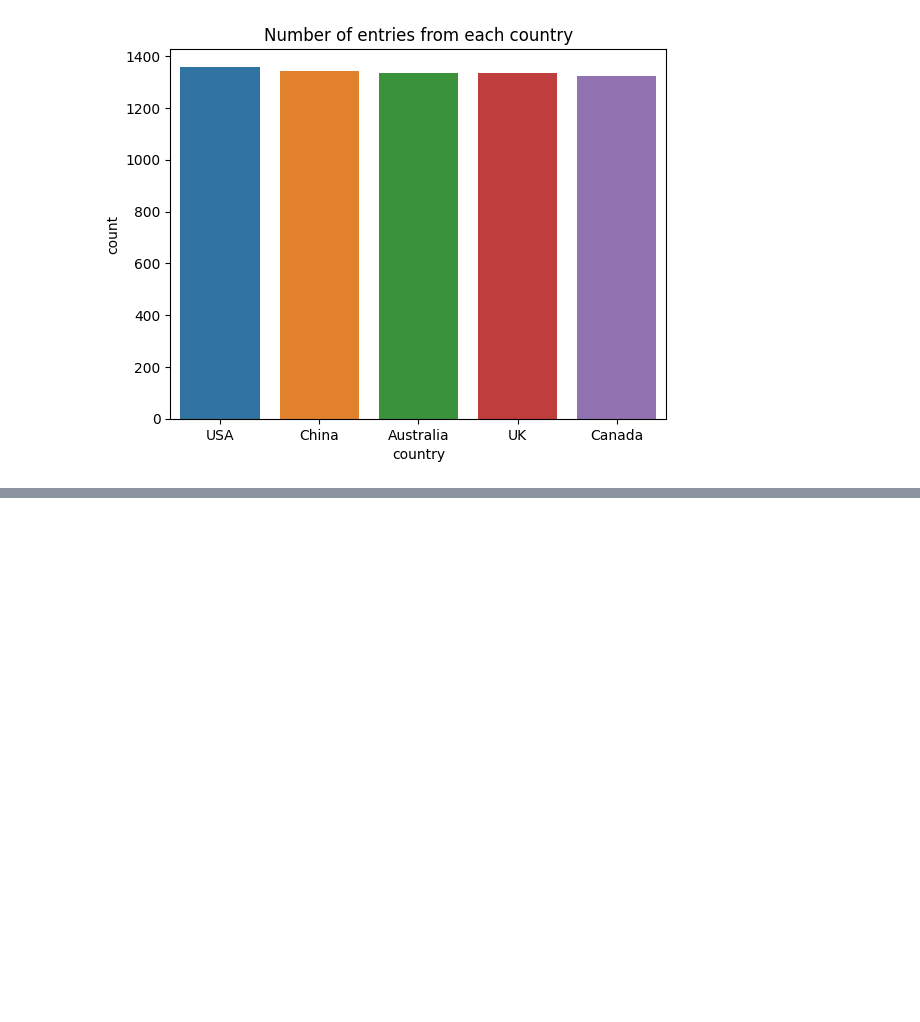
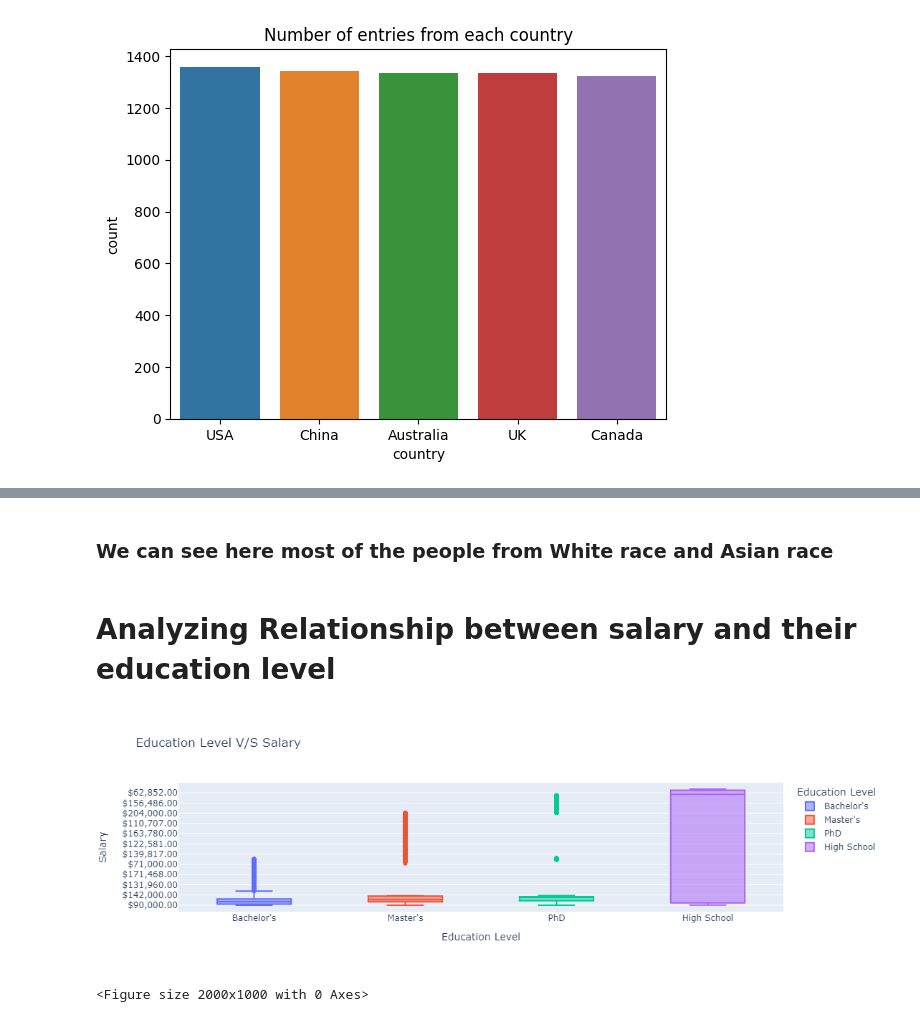
Before and after one commit to 147Ayush/Salary-prediction-and-Analysis-based-on-country-and-race, a Jupyter notebook: Main.ipynb, the cells around one changed output, grey strips where cells are left out. Cells and saved outputs as stored; diff of their text form; code cells hidden in the pictures; blank space fills up the shorter version.

```diff
--- a/Main.ipynb
+++ b/Main.ipynb
@@ -136,0 +160,10 @@ Text(0.5, 1.0, 'Number of entries from each country')
+# %% [markdown]
+### We can see here most of the  people from White race and Asian race
+# %% [markdown]
+# Analyzing Relationship between salary and their education level
+# %%
+plt.figure(figsize=(20,10))
+px.box(df, x="Education Level", y="Salary", title='Education Level V/S Salary',color='Education Level')
+# %% [output]
+[figure, added]
+<Figure size 2000x1000 with 0 Axes>
```
Also changed, not shown: parts of 3 cells of this notebook.
